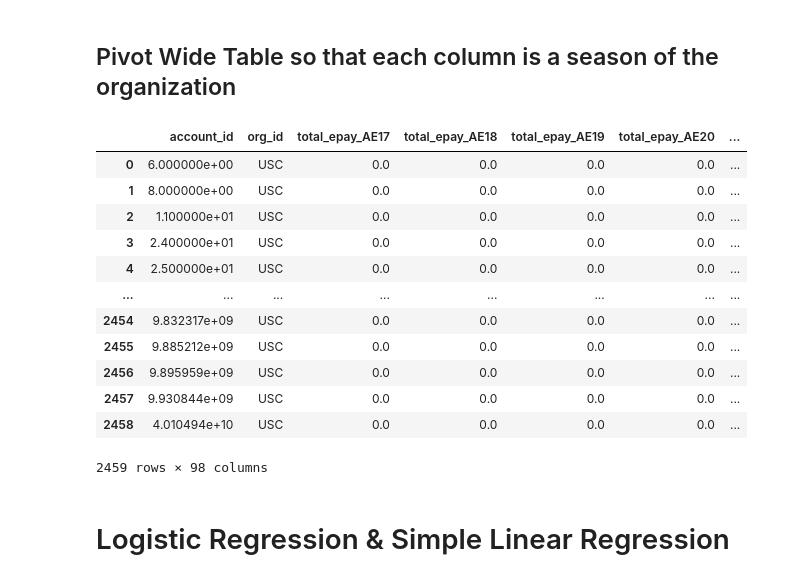
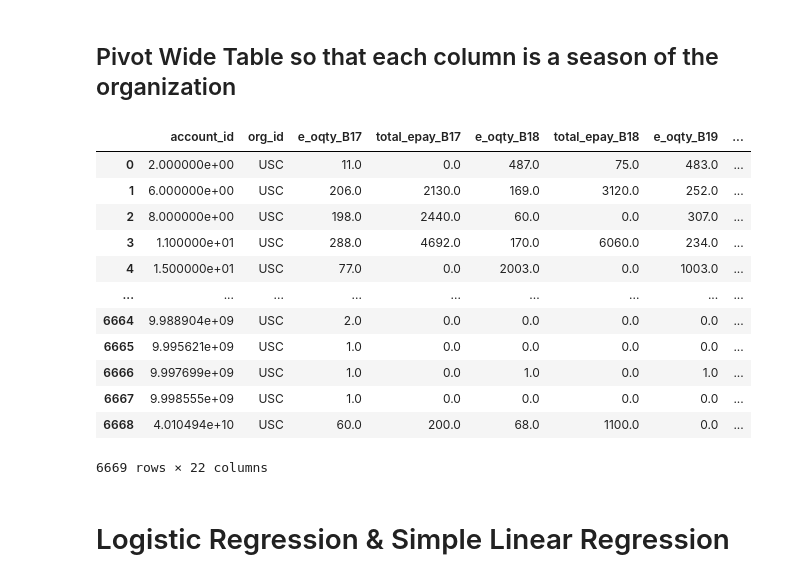
Before and after one commit to siruih1/stats170ab, a Jupyter notebook: notebooks/7. Reason of Tagging (Logistic Version).ipynb, the cells around one changed output. Drawn from its saved outputs; the diff is of its cells as text; code cells hidden in the pictures.

```diff
--- a/notebooks/7. Reason of Tagging (Logistic Version).ipynb
+++ b/notebooks/7. Reason of Tagging (Logistic Version).ipynb
@@ -43,5 +48,2 @@ account_per_tag = pd.DataFrame(account_per_tag)
 # %%
-ticket_season = pd.read_csv("ticket_trans_item_event.csv")
+ticket_season = pd.read_csv(f"data/{org}_ticket_trans_item_event.csv")
-# %%
-ticket_season = ticket_season[ticket_season.org_id.isin([org])].copy()
-ticket_orgs = ticket_season.org_id.unique()
@@ -50,5 +50,3 @@ ticket_season.to_csv(f"{org}_ticket_trans_item_event.csv", index = False)
-# %%
-ticket_season = pd.read_csv(f"{org}_ticket_trans_item_event.csv")
 # %% [markdown]
 # Preprocess Data
 # %%
@@ -76,22 +74,31 @@ ticket_season_org = ticket_season_org.pivot(index = ["account_id","org_id"],
 ticket_season_org.columns = ["_".join(x) if x[0] not in ["account_id","org_id"] else x[0] for x in ticket_season_org.columns.ravel()]
 temp = pd.merge(account,ticket_season_org, on = ["account_id","org_id"], how = "inner")
 temp.fillna(0,inplace = True)
-# %%
-ticket_season_org[ticket_season_org.total_epay_B17>0].reset_index()
-# %% [output]
-|  | account_id | org_id | total_epay_AE17 | total_epay_AE18 | total_epay_AE19 | total_epay_AE20 | ... |
-| 0 | 6.000000e+00 | USC | 0.0 | 0.0 | 0.0 | 0.0 | ... |
-| 1 | 8.000000e+00 | USC | 0.0 | 0.0 | 0.0 | 0.0 | ... |
-| 2 | 1.100000e+01 | USC | 0.0 | 0.0 | 0.0 | 0.0 | ... |
-| 3 | 2.400000e+01 | USC | 0.0 | 0.0 | 0.0 | 0.0 | ... |
-| 4 | 2.500000e+01 | USC | 0.0 | 0.0 | 0.0 | 0.0 | ... |
-| ... | ... | ... | ... | ... | ... | ... | ... |
-| 2454 | 9.832317e+09 | USC | 0.0 | 0.0 | 0.0 | 0.0 | ... |
-| 2455 | 9.885212e+09 | USC | 0.0 | 0.0 | 0.0 | 0.0 | ... |
-| 2456 | 9.895959e+09 | USC | 0.0 | 0.0 | 0.0 | 0.0 | ... |
-| 2457 | 9.930844e+09 | USC | 0.0 | 0.0 | 0.0 | 0.0 | ... |
-| 2458 | 4.010494e+10 | USC | 0.0 | 0.0 | 0.0 | 0.0 | ... |
-2459 rows × 98 columns
+# %%
+ticket_season_org[ticket_season_org.e_oqty_B17>0].reset_index()[["account_id","org_id","e_oqty_B17","total_epay_B17",
+                                                                 "e_oqty_B18","total_epay_B18",
+                                                                 "e_oqty_B19","total_epay_B19",
+                                                                 "e_oqty_VB17","total_epay_VB17",
+                                                                "e_oqty_VB18","total_epay_VB18",
+                                                                 "e_oqty_VB18","total_epay_VB18",
+                                                                 "e_oqty_VB18","total_epay_VB18",
+                                                                 "e_oqty_VB18","total_epay_VB18",
+                                                                 "e_oqty_VB18","total_epay_VB18",
+                                                                "e_oqty_VB19","total_epay_VB19"]]
+# %% [output]
+|  | account_id | org_id | e_oqty_B17 | total_epay_B17 | e_oqty_B18 | total_epay_B18 | e_oqty_B19 | ... |
+| 0 | 2.000000e+00 | USC | 11.0 | 0.0 | 487.0 | 75.0 | 483.0 | ... |
+| 1 | 6.000000e+00 | USC | 206.0 | 2130.0 | 169.0 | 3120.0 | 252.0 | ... |
+| 2 | 8.000000e+00 | USC | 198.0 | 2440.0 | 60.0 | 0.0 | 307.0 | ... |
+| 3 | 1.100000e+01 | USC | 288.0 | 4692.0 | 170.0 | 6060.0 | 234.0 | ... |
+| 4 | 1.500000e+01 | USC | 77.0 | 0.0 | 2003.0 | 0.0 | 1003.0 | ... |
+| ... | ... | ... | ... | ... | ... | ... | ... | ... |
+| 6664 | 9.988904e+09 | USC | 2.0 | 0.0 | 0.0 | 0.0 | 0.0 | ... |
+| 6665 | 9.995621e+09 | USC | 1.0 | 0.0 | 0.0 | 0.0 | 0.0 | ... |
+| 6666 | 9.997699e+09 | USC | 1.0 | 0.0 | 1.0 | 0.0 | 1.0 | ... |
+| 6667 | 9.998555e+09 | USC | 1.0 | 0.0 | 0.0 | 0.0 | 0.0 | ... |
+| 6668 | 4.010494e+10 | USC | 60.0 | 200.0 | 68.0 | 1100.0 | 0.0 | ... |
+6669 rows × 22 columns
 # %% [markdown]
 # Logistic Regression & Simple Linear Regression
 # %%
```
Also changed, not shown: parts of 7 cells of this notebook.
